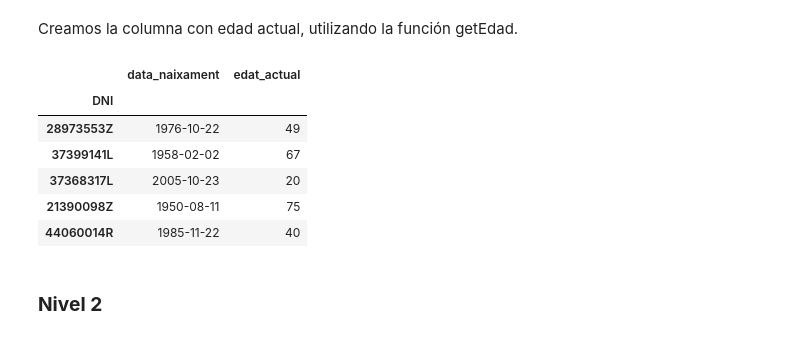
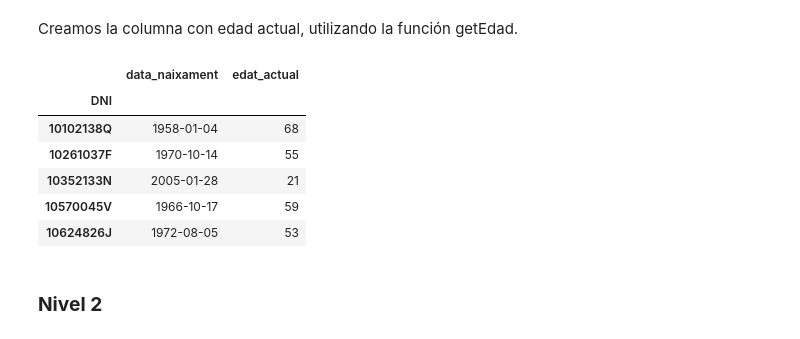
Before and after one commit to Andreyaism/IT-Academy, a Jupyter notebook: Sprint 10/Sprint 10 Andrey Ismagilov.ipynb, the cells around one changed output. Saved outputs shown, nothing was run; the diff lists cells and outputs as text; code cells hidden in the pictures.

```diff
--- a/Sprint 10/Sprint 10 Andrey Ismagilov.ipynb
+++ b/Sprint 10/Sprint 10 Andrey Ismagilov.ipynb
@@ -490,15 +490,15 @@ def getEdad(fecha_nacim):
 # %%
 df["edat_actual"] = df["data_naixament"].apply(lambda x: getEdad(x))
 # %%
-df[["data_naixament", "edat_actual"]].head(5)
+df[["data_naixament", "edat_actual"]].sort_index().head(5)
 # %% [output]
 |  | data_naixament | edat_actual |
 | DNI |  |  |
-| 28973553Z | 1976-10-22 | 49 |
-| 37399141L | 1958-02-02 | 67 |
-| 37368317L | 2005-10-23 | 20 |
-| 21390098Z | 1950-08-11 | 75 |
-| 44060014R | 1985-11-22 | 40 |
+| 10102138Q | 1958-01-04 | 68 |
+| 10261037F | 1970-10-14 | 55 |
+| 10352133N | 2005-01-28 | 21 |
+| 10570045V | 1966-10-17 | 59 |
+| 10624826J | 1972-08-05 | 53 |
 # %% [markdown]
 ### **Nivel 2**
 # %% [markdown]
```
Also changed, not shown: parts of 3 cells of this notebook.
